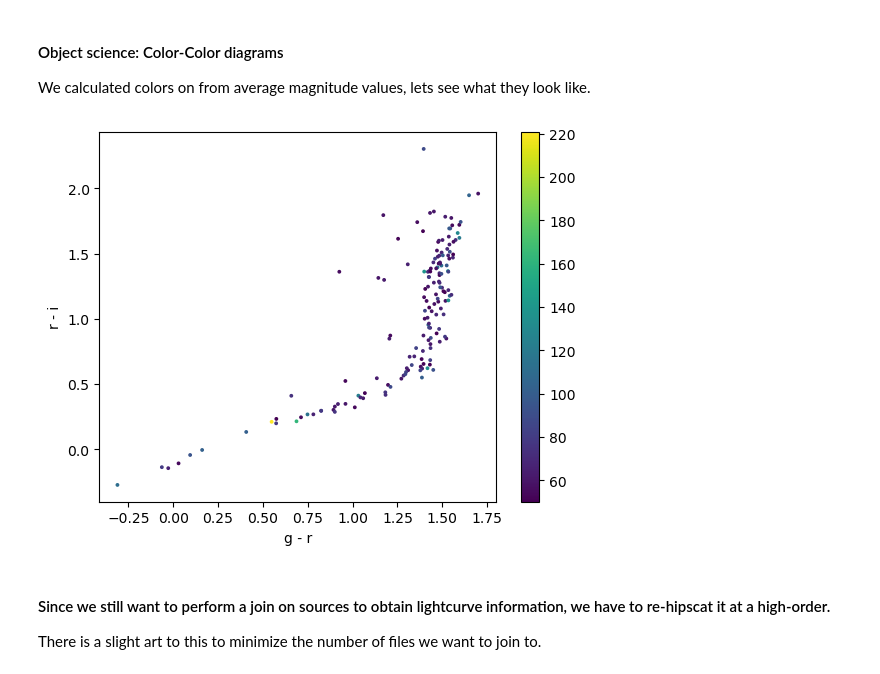
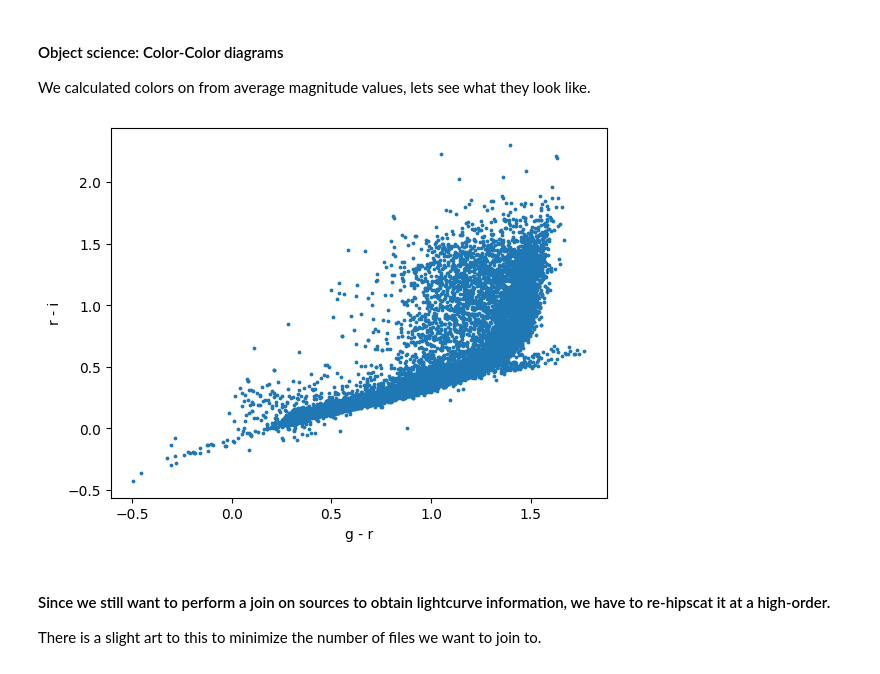
Before and after one commit to swyatt7/ADASS_LSDB_tutorial, a Jupyter notebook: nb/section4.ipynb, the cells around one changed output. Saved outputs shown, nothing was run; the diff lists cells and outputs as text; code cells hidden in the pictures.

Commit message:
time series analysis

```diff
--- a/nb/section4.ipynb
+++ b/nb/section4.ipynb
@@ -14,10 +13,10 @@ client = lsdb_client(dask_on_ray=True, num_workers=6)
 from hipscat.inspection.almanac import Almanac
 from hipscat.ADASS_Tutorial.credentials import read_storage_options
 
-HIPS_DIR = "abfs:///hipscat/catalogs/almanac"
+path_to_cloud_catalog = "abfs:///hipscat/catalogs/almanac"
 storage_options = read_storage_options()
 
-cloud_almanac = Almanac(dirs=[HIPS_DIR], storage_options=storage_options)
+cloud_almanac = Almanac(dirs=[path_to_cloud_catalog], storage_options=storage_options)
 for catalog in cloud_almanac.catalogs():
     print(catalog)
 # %% [output]
@@ -36,16 +35,13 @@ ztf_sources = lsdb.from_almanac("ztf_source", cloud_almanac)
 # %%
-%%time
 import numpy as np
-high_pm_ztf = gaia.cone_search(
-    ra=30,
+ztf_sample = gaia.cone_search(
+    ra=31,
     dec=30,
     radius=1,
 ).crossmatch(
     ztf
-).assign(
-    pm=lambda x: np.sqrt(x['pmra_gaia']**2 + x['pmdec_gaia']**2)
 ).query(
-    "pm > 50 and nobs_g_ztf_dr14 > 20 and nobs_r_ztf_dr14 > 20 and nobs_i_ztf_dr14 > 20"
+    "nobs_g_ztf_dr14 > 20 and nobs_r_ztf_dr14 > 20 and nobs_i_ztf_dr14 > 20"
 ).assign(
     g_minus_r=lambda x: x["mean_mag_g_ztf_dr14"]-x["mean_mag_r_ztf_dr14"],
     r_minus_i=lambda x: x["mean_mag_r_ztf_dr14"]-x["mean_mag_i_ztf_dr14"]
@@ -71,22 +67,18 @@ high_pm_ztf
 #### Object science: Color-Color diagrams
 We calculated colors on from average magnitude values, lets see what they look like.
 # %%
-%%time
 import matplotlib.pyplot as plt
 ax = plt.subplot()
-z=high_pm_ztf["pm"]
 im = ax.scatter(
-    high_pm_ztf["g_minus_r"],
-    high_pm_ztf["r_minus_i"],
-    c=z,
+    ztf_sample["g_minus_r"],
+    ztf_sample["r_minus_i"],
     s=3,
 )
 ax.set_xlabel("g - r")
 ax.set_ylabel("r - i")
-plt.colorbar(im, ax=ax)
 plt.show()
 # %% [output]
-[figure, old version]
+[figure, new version]
 # %% [markdown]
 #### Since we still want to perform a join on sources to obtain lightcurve information, we have to re-hipscat it at a high-order.
 There is a slight art to this to minimize the number of files we want to join to.
```
Also changed, not shown: parts of 18 cells of this notebook.
